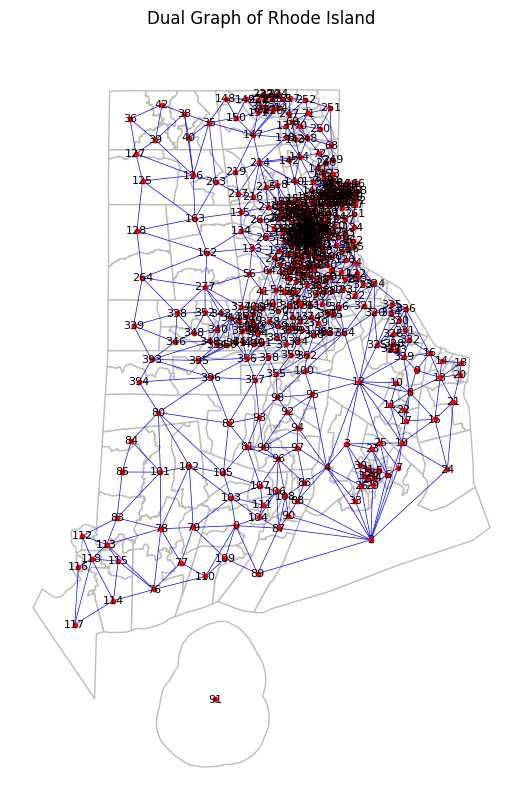
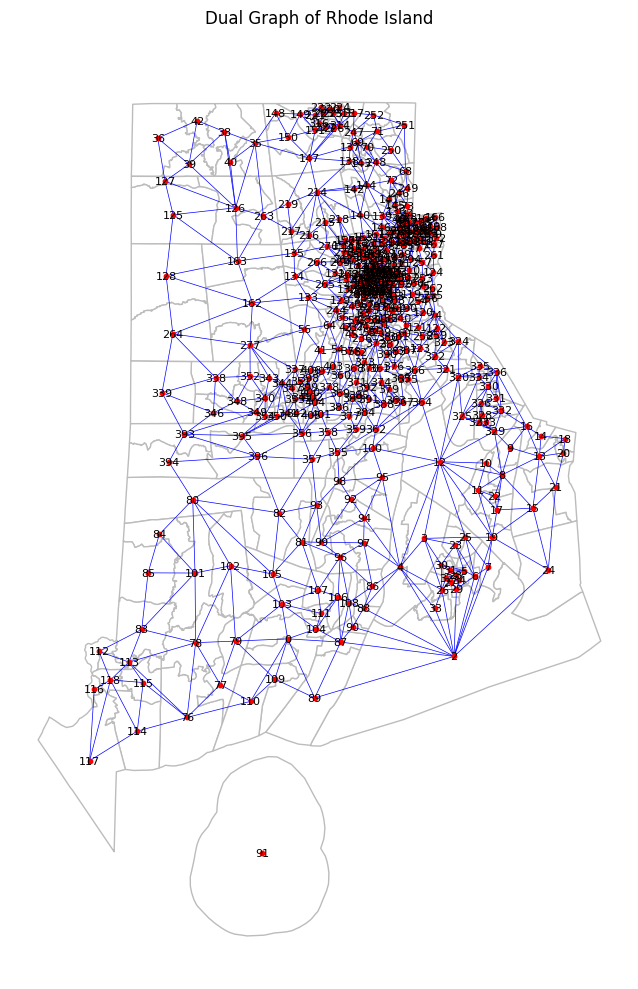
Code edit (unified diff) that turned the first committed figure into the second:
--- before
+++ after
@@ -20,3 +20,5 @@
 
 plt.title("Dual Graph of Rhode Island")
+plt.tight_layout()
+plt.savefig("figures/dual_graph_disconnected.png", dpi=150, bbox_inches="tight", facecolor="white")
 plt.show()

Commit: update save path for figures on all figures by moving them into a folder